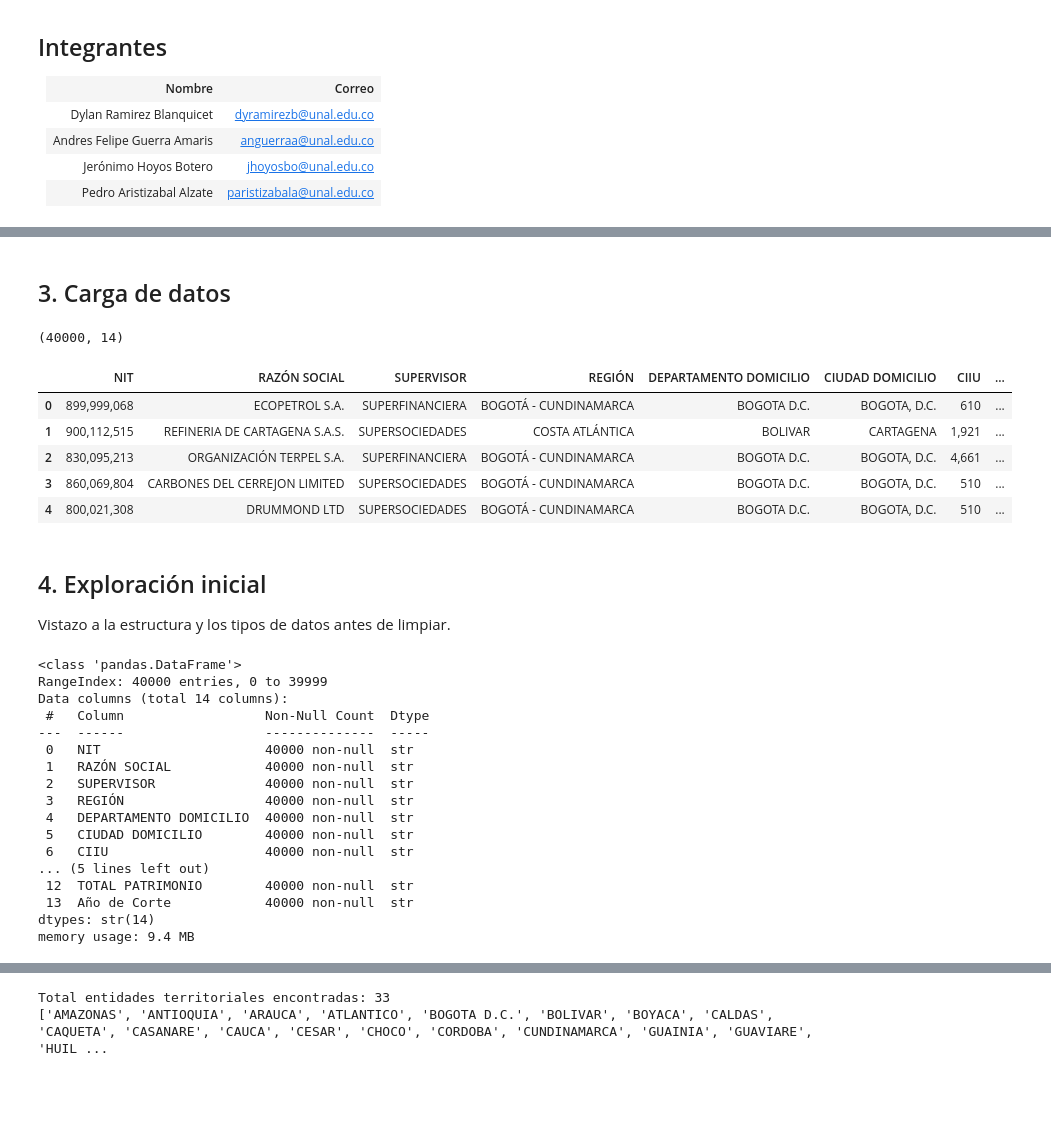
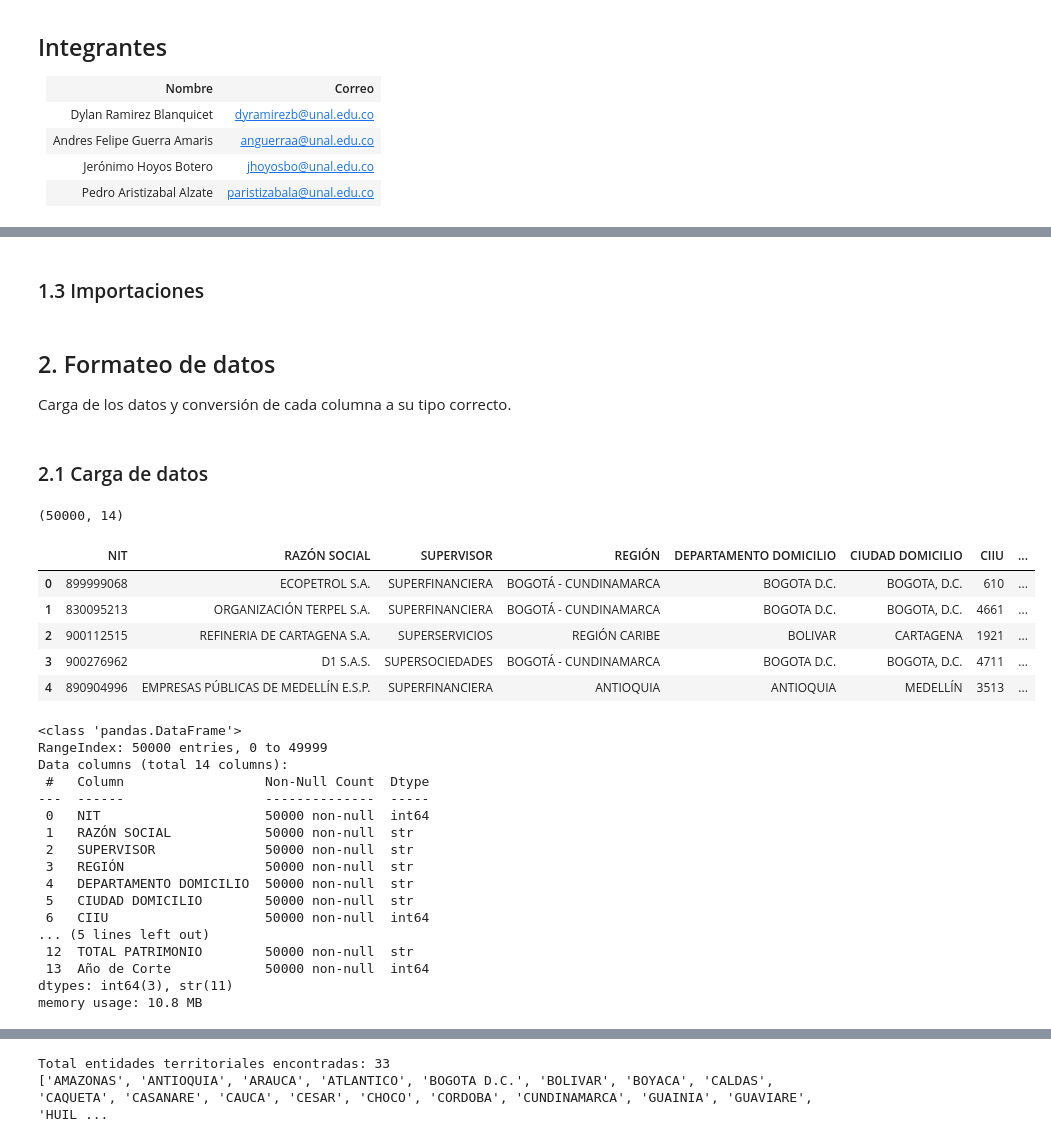
Before and after one commit to JeroHoyos/alerta_temprana_de_dificultades_financieras, a Jupyter notebook: notebook.ipynb, the cells around one changed output, grey strips where cells are left out. Saved outputs shown, nothing was run; the diff lists cells and outputs as text; code cells hidden in the pictures; blank space fills up the shorter version.

```diff
--- a/notebook.ipynb
+++ b/notebook.ipynb
@@ -74,6 +84,6 @@ La **Superintendencia de Sociedades** cuenta con tableros descriptivos que muest
-# %% [markdown]
-<a id="sec-3"></a>
-## 3. Carga de datos
+# %% [markdown]
+<a id="sec-1-3"></a>
+### 1.3 Importaciones
 # %%
 # librerías
 import pandas as pd
@@ -83,39 +109,46 @@ import seaborn as sns
+# %% [markdown]
+<a id="sec-2"></a>
+## 2. Formateo de datos
+Carga de los datos y conversión de cada columna a su tipo correcto.
+# %% [markdown]
+<a id="sec-2-1"></a>
+### 2.1 Carga de datos
 # %%
-ruta = 'data/raw/10.000_Empresas_mas_Grandes_del_País.csv'
+# Ruta del archivo original
+ruta = r'data\raw\10.000_Empresas_mas_Grandes_del_País.csv'
+# Cargar el CSV en un DataFrame
 df = pd.read_csv(ruta)
 
+# (filas, columnas)
 print(df.shape)
+# Primeras 5 filas
 df.head()
 # %% [output]
-(40000, 14)
+(50000, 14)
 |  | NIT | RAZÓN SOCIAL | SUPERVISOR | REGIÓN | DEPARTAMENTO DOMICILIO | CIUDAD DOMICILIO | CIIU | ... |
-| 0 | 899,999,068 | ECOPETROL S.A. | SUPERFINANCIERA | BOGOTÁ - CUNDINAMARCA | BOGOTA D.C. | BOGOTA, D.C. | 610 | ... |
-| 1 | 900,112,515 | REFINERIA DE CARTAGENA S.A.S. | SUPERSOCIEDADES | COSTA ATLÁNTICA | BOLIVAR | CARTAGENA | 1,921 | ... |
-| 2 | 830,095,213 | ORGANIZACIÓN TERPEL S.A. | SUPERFINANCIERA | BOGOTÁ - CUNDINAMARCA | BOGOTA D.C. | BOGOTA, D.C. | 4,661 | ... |
-| 3 | 860,069,804 | CARBONES DEL CERREJON LIMITED | SUPERSOCIEDADES | BOGOTÁ - CUNDINAMARCA | BOGOTA D.C. | BOGOTA, D.C. | 510 | ... |
-| 4 | 800,021,308 | DRUMMOND LTD | SUPERSOCIEDADES | BOGOTÁ - CUNDINAMARCA | BOGOTA D.C. | BOGOTA, D.C. | 510 | ... |
+| 0 | 899999068 | ECOPETROL S.A. | SUPERFINANCIERA | BOGOTÁ - CUNDINAMARCA | BOGOTA D.C. | BOGOTA, D.C. | 610 | ... |
+| 1 | 830095213 | ORGANIZACIÓN TERPEL S.A. | SUPERFINANCIERA | BOGOTÁ - CUNDINAMARCA | BOGOTA D.C. | BOGOTA, D.C. | 4661 | ... |
+| 2 | 900112515 | REFINERIA DE CARTAGENA S.A. | SUPERSERVICIOS | REGIÓN CARIBE | BOLIVAR | CARTAGENA | 1921 | ... |
+| 3 | 900276962 | D1 S.A.S. | SUPERSOCIEDADES | BOGOTÁ - CUNDINAMARCA | BOGOTA D.C. | BOGOTA, D.C. | 4711 | ... |
+| 4 | 890904996 | EMPRESAS PÚBLICAS DE MEDELLÍN E.S.P. | SUPERFINANCIERA | ANTIOQUIA | ANTIOQUIA | MEDELLÍN | 3513 | ... |
-# %% [markdown]
-<a id="sec-4"></a>
-## 4. Exploración inicial
-Vistazo a la estructura y los tipos de datos antes de limpiar.
 # %%
 # Información inicial de las columnas
 df.info()
 # %% [output]
 <class 'pandas.DataFrame'>
-RangeIndex: 40000 entries, 0 to 39999
+RangeIndex: 50000 entries, 0 to 49999
 Data columns (total 14 columns):
  #   Column                  Non-Null Count  Dtype
 ---  ------                  --------------  -----
- 0   NIT                     40000 non-null  str
- 1   RAZÓN SOCIAL            40000 non-null  str
- 2   SUPERVISOR              40000 non-null  str
- 3   REGIÓN                  40000 non-null  str
- 4   DEPARTAMENTO DOMICILIO  40000 non-null  str
- 5   CIUDAD DOMICILIO        40000 non-null  str
- 6   CIIU                    40000 non-null  str
+ 0   NIT                     50000 non-null  int64
+ 1   RAZÓN SOCIAL            50000 non-null  str
+ 2   SUPERVISOR              50000 non-null  str
+ 3   REGIÓN                  50000 non-null  str
+ 4   DEPARTAMENTO DOMICILIO  50000 non-null  str
+ 5   CIUDAD DOMICILIO        50000 non-null  str
+ 6   CIIU                    50000 non-null  int64
 ... (5 lines left out)
- 12  TOTAL PATRIMONIO        40000 non-null  str
- 13  Año de Corte            40000 non-null  str
-dtypes: str(14)
-memory usage: 9.4 MB
+ 12  TOTAL PATRIMONIO        50000 non-null  str
+ 13  Año de Corte            50000 non-null  int64
+dtypes: int64(3), str(11)
+memory usage: 10.8 MB
```
Also changed, not shown: parts of 99 cells of this notebook, 3 other files.
